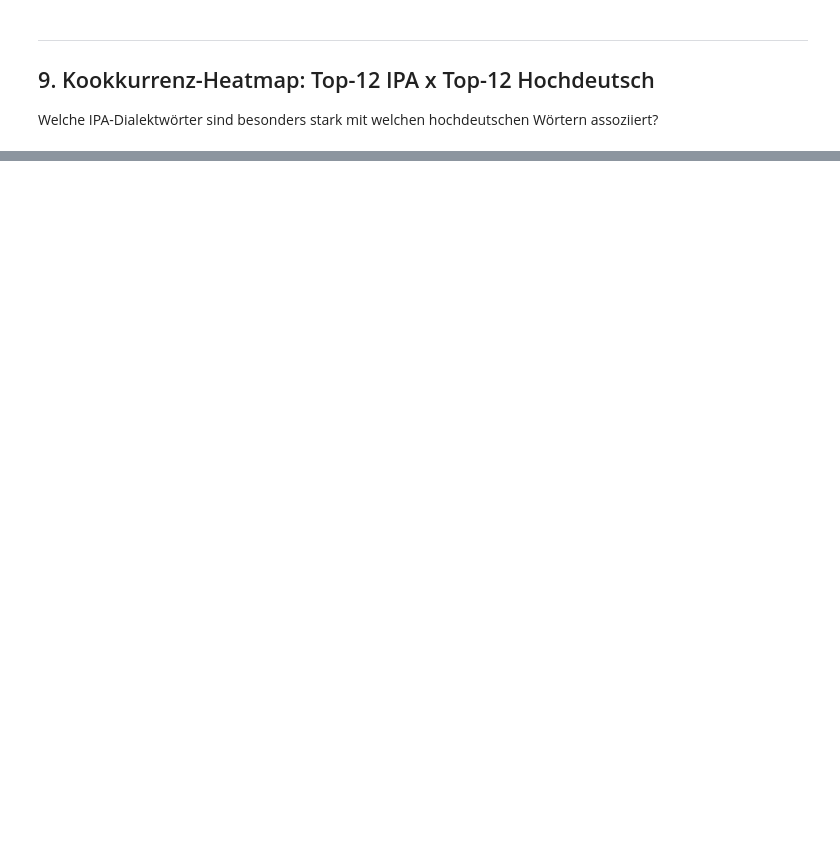
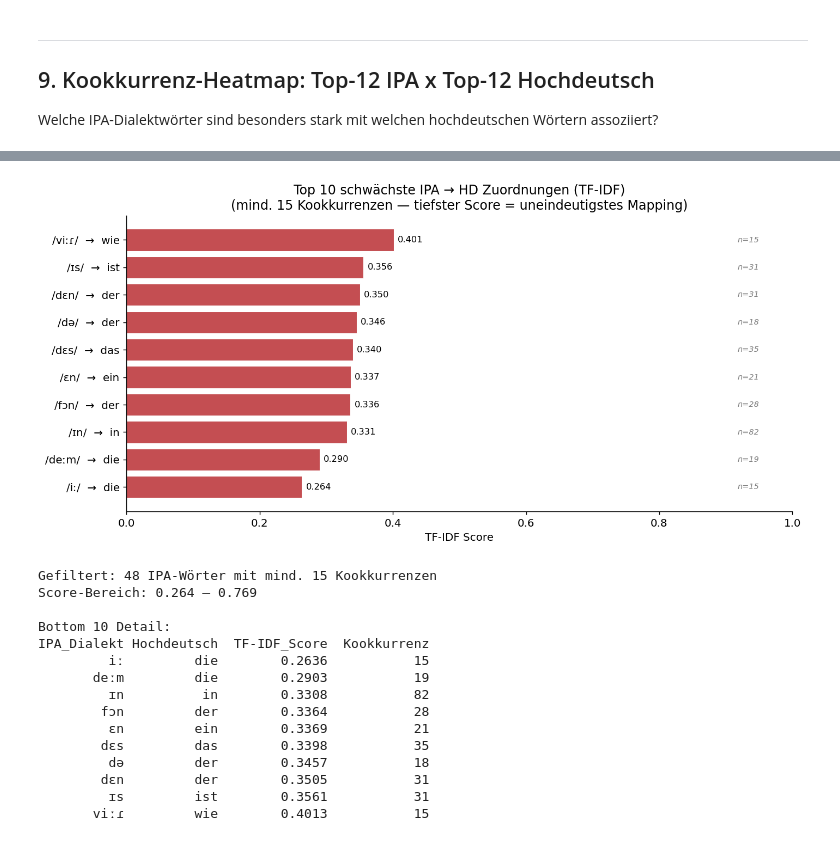
Before and after one commit to GwenVocat/NLP---Swiss-German-Dialect-Data, a Jupyter notebook: ergebnisse_visualisierung.ipynb, the cells around one changed output, grey strips where cells are left out. Drawn from its saved outputs; the diff is of its cells as text; code cells hidden in the pictures; blank space fills up the shorter version.

```diff
--- a/ergebnisse_visualisierung.ipynb
+++ b/ergebnisse_visualisierung.ipynb
@@ -387,0 +663,64 @@ plt.show()
+# %%
+# Alle IPA-Wörter mit ihrem besten TF-IDF-Match (nicht nur Top-50 nach Frequenz)
+all_tfidf_results = []
+for i, ipa_w in enumerate(ipa_words_sorted):
+    best_idx = np.argmax(tfidf_matrix[i])
+    best_hd  = all_hd_words[best_idx]
+    score    = tfidf_matrix[i, best_idx]
+    total_occ = int(cooc_matrix[i].sum())  # Gesamthäufigkeit des IPA-Worts
+    pair_occ  = int(cooc_matrix[i, best_idx])  # Kookkurrenz mit bestem HD-Wort
+    all_tfidf_results.append({
+        'IPA_Dialekt':   ipa_w,
+        'Hochdeutsch':   best_hd,
+        'TF-IDF_Score':  round(score, 4),
+        'Kookkurrenz':   pair_occ,
+        'Total_IPA_Occ': total_occ,
+    })
+
+all_tfidf_df = pd.DataFrame(all_tfidf_results)
+
+# Nur IPA-Wörter mit genug Belegen (mind. 15 Kookkurrenzen), um Rauschen auszuschliessen
+MIN_OCC = 15
+filtered = all_tfidf_df[all_tfidf_df['Kookkurrenz'] >= MIN_OCC].copy()
+bottom10_score = filtered.nsmallest(10, 'TF-IDF_Score').sort_values('TF-IDF_Score')
+
+# --- Chart ---
+labels = [f"/{row.IPA_Dialekt}/  →  {row.Hochdeutsch}" for _, row in bottom10_score.iterrows()]
+
+fig, ax = plt.subplots(figsize=(11, 5.4))
+bars = ax.barh(labels, bottom10_score['TF-IDF_Score'], color=RED, edgecolor='white', linewidth=0.6)
+ax.bar_label(bars, fmt='%.3f', padding=4, fontsize=9)
+ax.set_xlabel('TF-IDF Score')
+ax.set_title(f'Top 10 schwächste IPA → HD Zuordnungen (TF-IDF)\n'
+             f'(mind. {MIN_OCC} Kookkurrenzen — tiefster Score = uneindeutigstes Mapping)')
+ax.set_xlim(0, 1.0)
+
+# Kookkurrenz-Zahl als Annotation am rechten Rand
+for i, (_, row) in enumerate(bottom10_score.iterrows()):
+    ax.text(0.95, i, f'n={row.Kookkurrenz}', ha='right', va='center',
+            fontsize=8, color='gray', style='italic')
+
+plt.tight_layout()
+plt.show()
+
+print(f'\nGefiltert: {len(filtered)} IPA-Wörter mit mind. {MIN_OCC} Kookkurrenzen')
+print(f'Score-Bereich: {filtered["TF-IDF_Score"].min():.3f} – {filtered["TF-IDF_Score"].max():.3f}')
+print(f'\nBottom 10 Detail:')
+print(bottom10_score[['IPA_Dialekt', 'Hochdeutsch', 'TF-IDF_Score', 'Kookkurrenz']].to_string(index=False))
+# %% [output]
+[figure, added]
+Gefiltert: 48 IPA-Wörter mit mind. 15 Kookkurrenzen
+Score-Bereich: 0.264 – 0.769
+
+Bottom 10 Detail:
+IPA_Dialekt Hochdeutsch  TF-IDF_Score  Kookkurrenz
+         iː         die        0.2636           15
+       deːm         die        0.2903           19
+         ɪn          in        0.3308           82
+        fɔn         der        0.3364           28
+         ɛn         ein        0.3369           21
+        dɛs         das        0.3398           35
+         də         der        0.3457           18
+        dɛn         der        0.3505           31
+         ɪs         ist        0.3561           31
+       viːɾ         wie        0.4013           15
```
Also changed, not shown: parts of 26 cells of this notebook.
